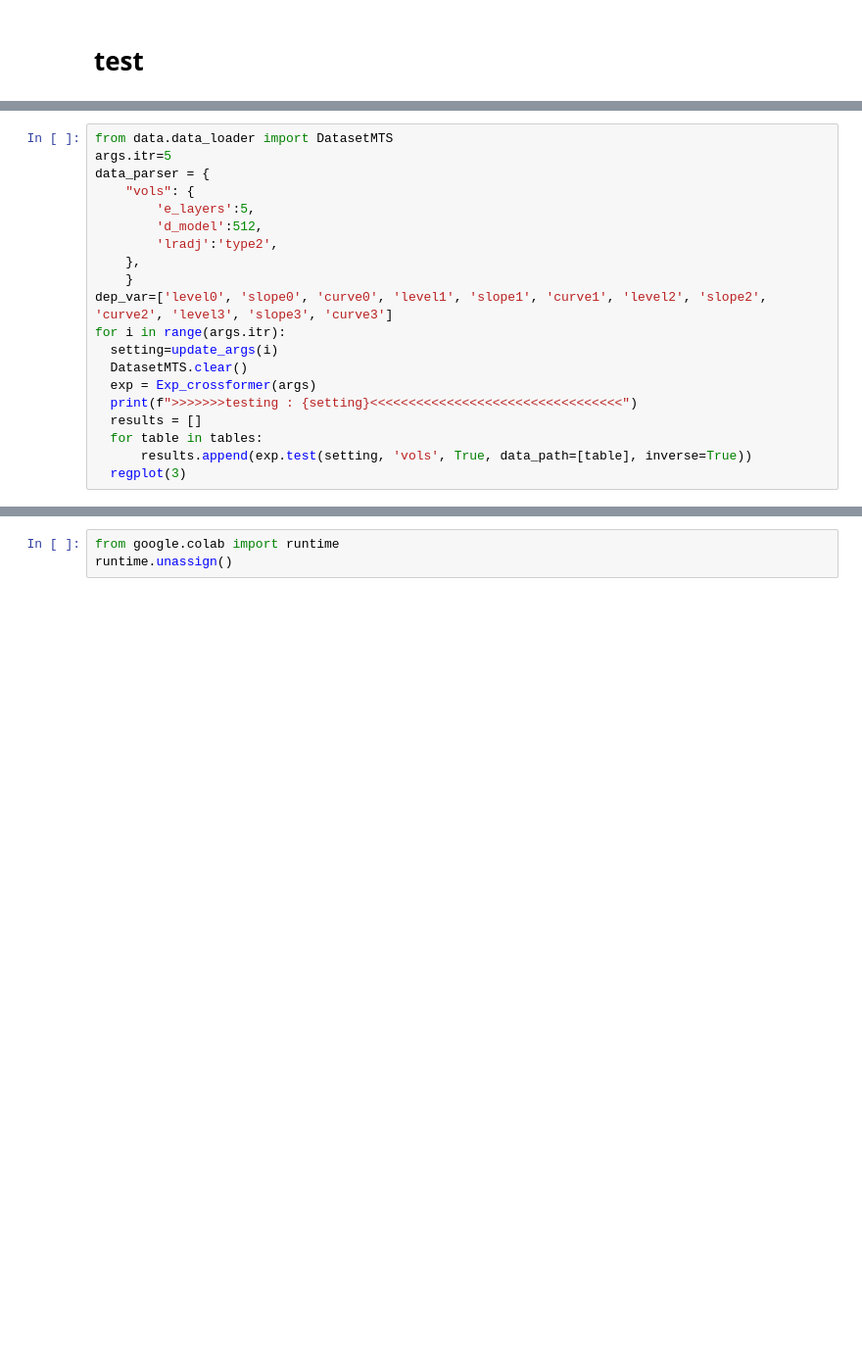
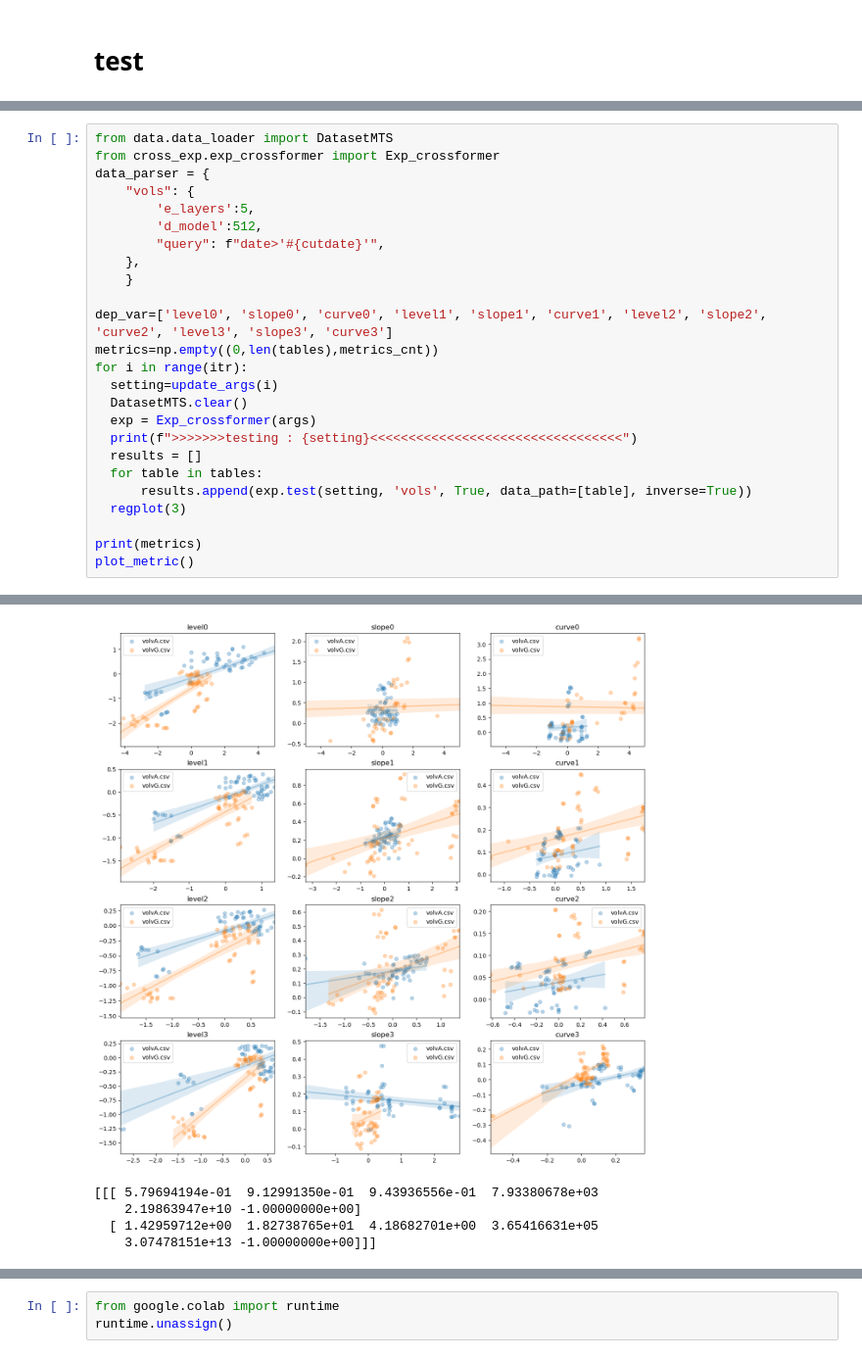
Before and after one commit to jerronl/Crossformer, a Jupyter notebook: colabrun.ipynb, the cells around one changed output, grey strips where cells are left out. Shown at 98% size. Drawn from its saved outputs; the diff is of its cells as text; blank space fills up the shorter version.

```diff
--- a/colabrun.ipynb
+++ b/colabrun.ipynb
@@ -246,15 +411,17 @@ if not run_test:
 # %%
 from data.data_loader import DatasetMTS
-args.itr=5
+from cross_exp.exp_crossformer import Exp_crossformer
 data_parser = {
     "vols": {
         'e_layers':5,
         'd_model':512,
-        'lradj':'type2',
+        "query": f"date>'#{cutdate}'",
     },
     }
+
 dep_var=['level0', 'slope0', 'curve0', 'level1', 'slope1', 'curve1', 'level2', 'slope2', 'curve2', 'level3', 'slope3', 'curve3']
-for i in range(args.itr):
+metrics=np.empty((0,len(tables),metrics_cnt))
+for i in range(itr):
   setting=update_args(i)
   DatasetMTS.clear()
   exp = Exp_crossformer(args)
@@ -263,3 +430,7 @@ for i in range(args.itr):
   for table in tables:
       results.append(exp.test(setting, 'vols', True, data_path=[table], inverse=True))
   regplot(3)
+
+print(metrics)
+plot_metric()
+# %% [output]
@@ -265,0 +456,5 @@ for i in range(args.itr):
+[figure, added]
+[[[ 5.79694194e-01  9.12991350e-01  9.43936556e-01  7.93380678e+03
+    2.19863947e+10 -1.00000000e+00]
+  [ 1.42959712e+00  1.82738765e+01  4.18682701e+00  3.65416631e+05
+    3.07478151e+13 -1.00000000e+00]]]
```
Also changed, not shown: parts of 12 cells of this notebook, 3 other files.
